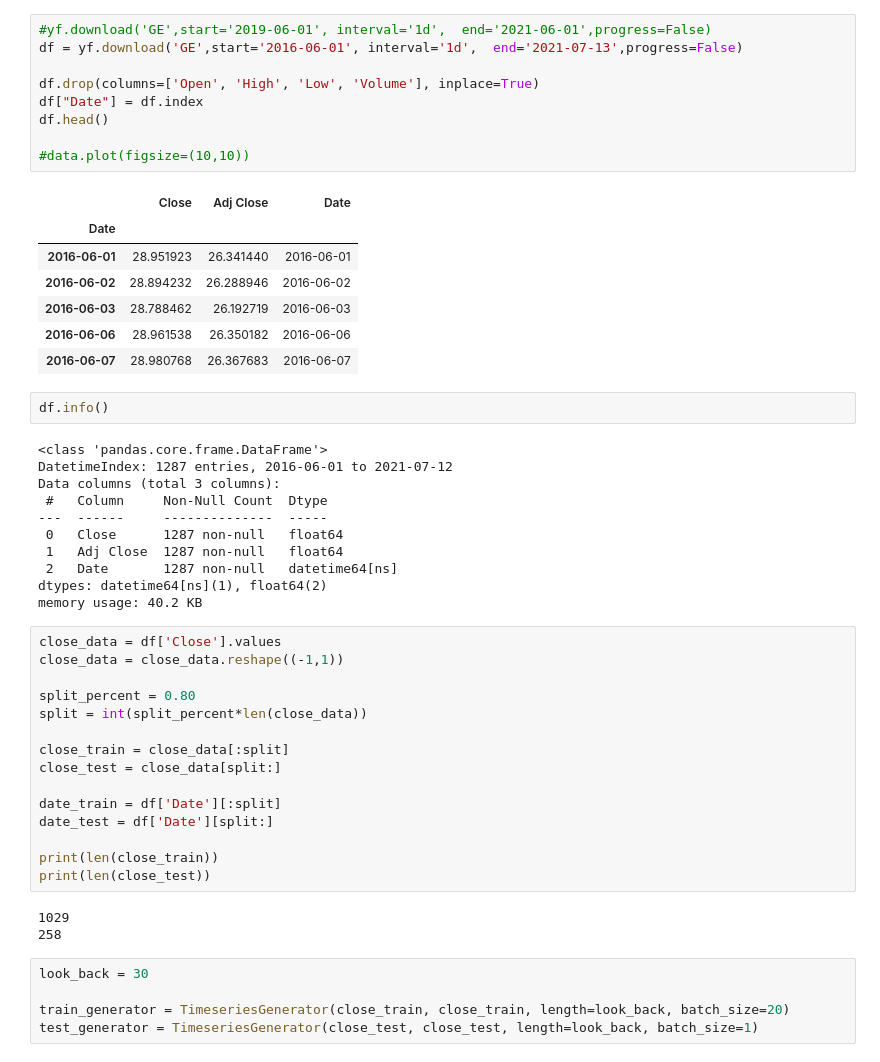
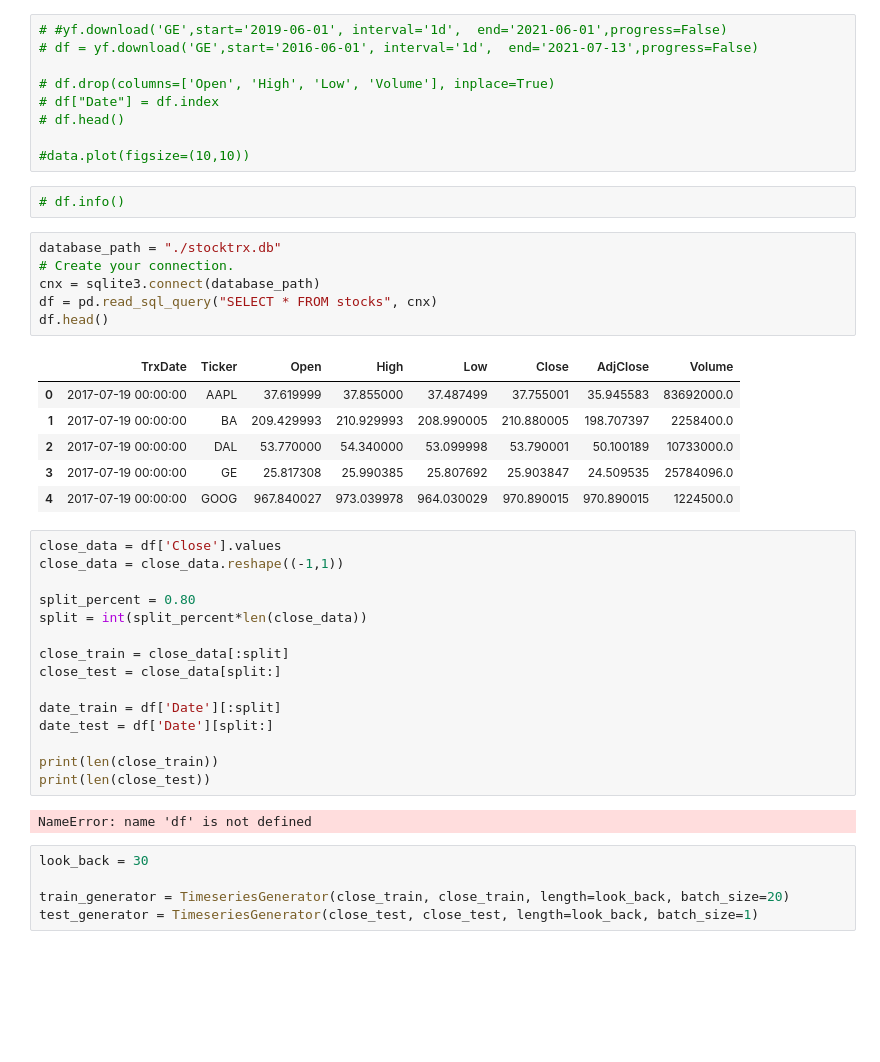
Before and after one commit to steskalja/ML-Stock-Prediction, a Jupyter notebook: Predict.ipynb, the cells around one changed output. Drawn from its saved outputs; the diff is of its cells as text; blank space fills up the shorter version.

Commit message:
sqlite db connection

```diff
--- a/Predict.ipynb
+++ b/Predict.ipynb
@@ -17,33 +16,27 @@ Using TensorFlow backend.
 # %%
-#yf.download('GE',start='2019-06-01', interval='1d',  end='2021-06-01',progress=False)
-df = yf.download('GE',start='2016-06-01', interval='1d',  end='2021-07-13',progress=False)
+# #yf.download('GE',start='2019-06-01', interval='1d',  end='2021-06-01',progress=False)
+# df = yf.download('GE',start='2016-06-01', interval='1d',  end='2021-07-13',progress=False)
 
-df.drop(columns=['Open', 'High', 'Low', 'Volume'], inplace=True)
-df["Date"] = df.index
-df.head()
+# df.drop(columns=['Open', 'High', 'Low', 'Volume'], inplace=True)
+# df["Date"] = df.index
+# df.head()
 
 #data.plot(figsize=(10,10))
-# %% [output]
-|  | Close | Adj Close | Date |
-| Date |  |  |  |
-| 2016-06-01 | 28.951923 | 26.341440 | 2016-06-01 |
-| 2016-06-02 | 28.894232 | 26.288946 | 2016-06-02 |
-| 2016-06-03 | 28.788462 | 26.192719 | 2016-06-03 |
-| 2016-06-06 | 28.961538 | 26.350182 | 2016-06-06 |
-| 2016-06-07 | 28.980768 | 26.367683 | 2016-06-07 |
-# %%
-df.info()
-# %% [output]
-<class 'pandas.core.frame.DataFrame'>
-DatetimeIndex: 1287 entries, 2016-06-01 to 2021-07-12
-Data columns (total 3 columns):
- #   Column     Non-Null Count  Dtype
----  ------     --------------  -----
- 0   Close      1287 non-null   float64
- 1   Adj Close  1287 non-null   float64
- 2   Date       1287 non-null   datetime64[ns]
-dtypes: datetime64[ns](1), float64(2)
-memory usage: 40.2 KB
+# %%
+# df.info()
+# %%
+database_path = "./stocktrx.db"
+# Create your connection.
+cnx = sqlite3.connect(database_path)
+df = pd.read_sql_query("SELECT * FROM stocks", cnx)
+df.head()
+# %% [output]
+|  | TrxDate | Ticker | Open | High | Low | Close | AdjClose | Volume |
+| 0 | 2017-07-19 00:00:00 | AAPL | 37.619999 | 37.855000 | 37.487499 | 37.755001 | 35.945583 | 83692000.0 |
+| 1 | 2017-07-19 00:00:00 | BA | 209.429993 | 210.929993 | 208.990005 | 210.880005 | 198.707397 | 2258400.0 |
+| 2 | 2017-07-19 00:00:00 | DAL | 53.770000 | 54.340000 | 53.099998 | 53.790001 | 50.100189 | 10733000.0 |
+| 3 | 2017-07-19 00:00:00 | GE | 25.817308 | 25.990385 | 25.807692 | 25.903847 | 24.509535 | 25784096.0 |
+| 4 | 2017-07-19 00:00:00 | GOOG | 967.840027 | 973.039978 | 964.030029 | 970.890015 | 970.890015 | 1224500.0 |
 # %%
 close_data = df['Close'].values
 close_data = close_data.reshape((-1,1))
@@ -60,8 +53,7 @@ date_test = df['Date'][split:]
 print(len(close_train))
 print(len(close_test))
 # %% [output]
-1029
-258
+NameError: name 'df' is not defined
 # %%
 look_back = 30
 
```
Also changed, not shown: parts of 1 cell of this notebook.
